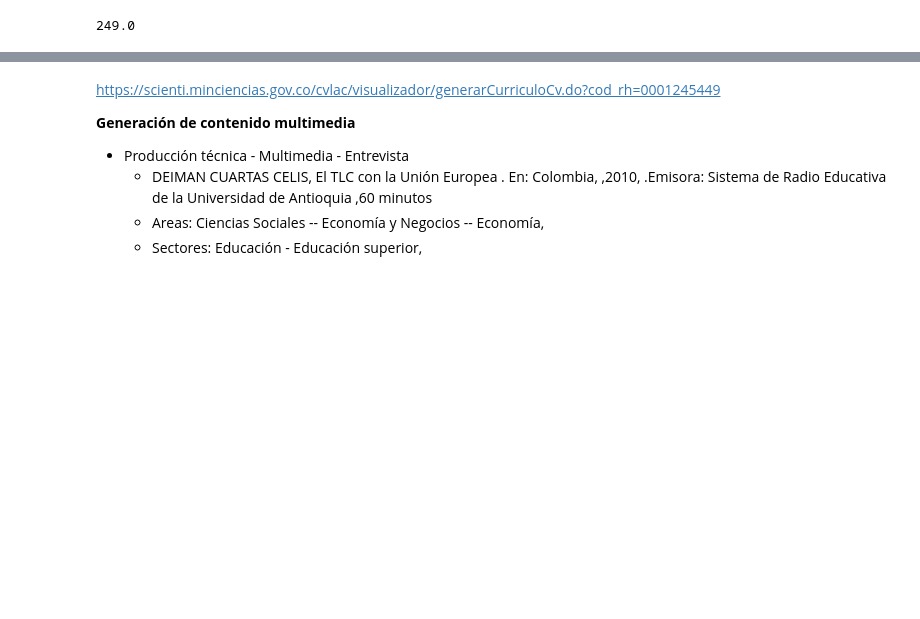
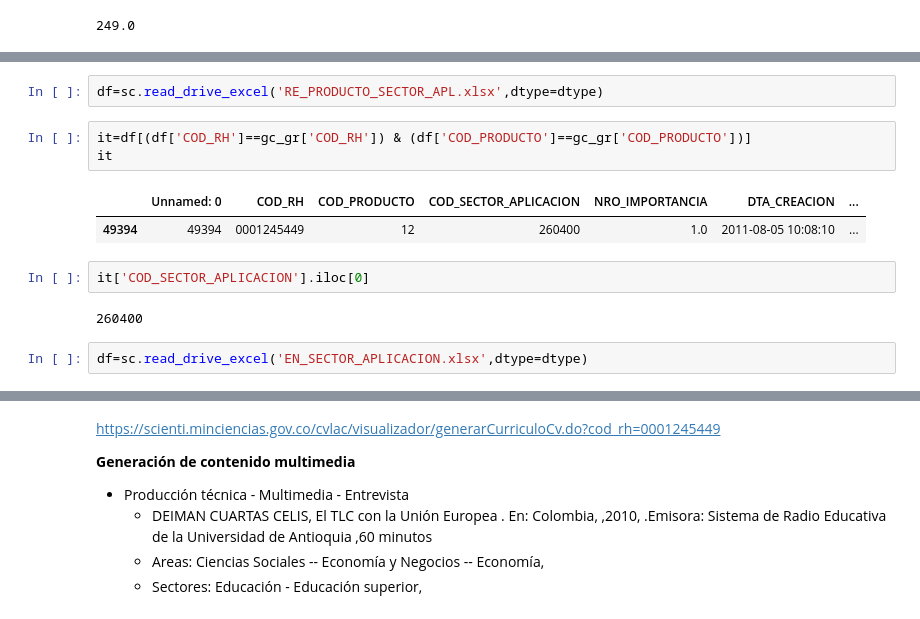
Before and after one commit to colav-playground/scienti, a Jupyter notebook: Scienti_UDEA.ipynb, the cells around one changed output, grey strips where cells are left out. Saved outputs shown, nothing was run; the diff lists cells and outputs as text; blank space fills up the shorter version.

```diff
--- a/Scienti_UDEA.ipynb
+++ b/Scienti_UDEA.ipynb
@@ -425,0 +409,14 @@ array(['2H1', '2H9', '2H2', '2H3', '2H4'], dtype=object)
+# %%
+df=sc.read_drive_excel('RE_PRODUCTO_SECTOR_APL.xlsx',dtype=dtype)
+# %%
+it=df[(df['COD_RH']==gc_gr['COD_RH']) & (df['COD_PRODUCTO']==gc_gr['COD_PRODUCTO'])]
+it
+# %% [output]
+|  | Unnamed: 0 | COD_RH | COD_PRODUCTO | COD_SECTOR_APLICACION | NRO_IMPORTANCIA | DTA_CREACION | ... |
+| 49394 | 49394 | 0001245449 | 12 | 260400 | 1.0 | 2011-08-05 10:08:10 | ... |
+# %%
+it['COD_SECTOR_APLICACION'].iloc[0]
+# %% [output]
+260400
+# %%
+df=sc.read_drive_excel('EN_SECTOR_APLICACION.xlsx',dtype=dtype)
```
Also changed, not shown: parts of 53 cells of this notebook.
